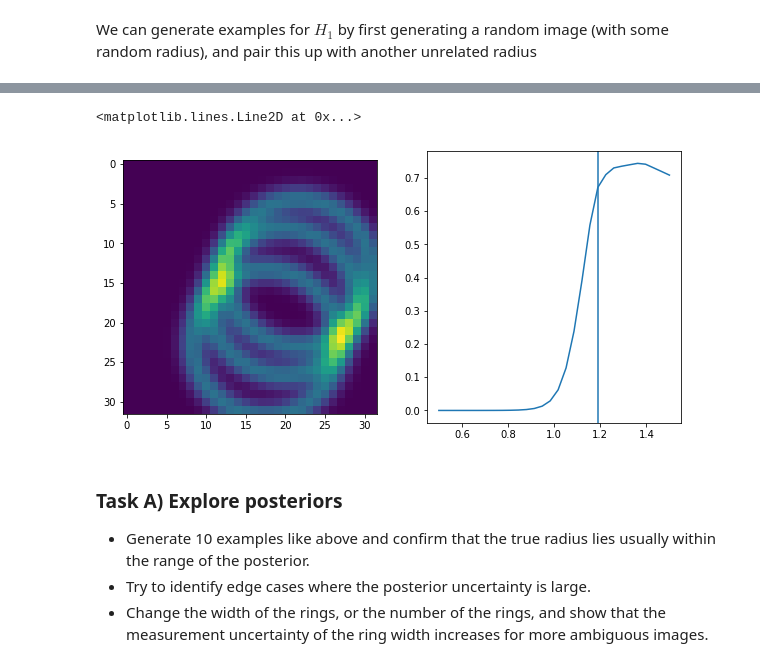
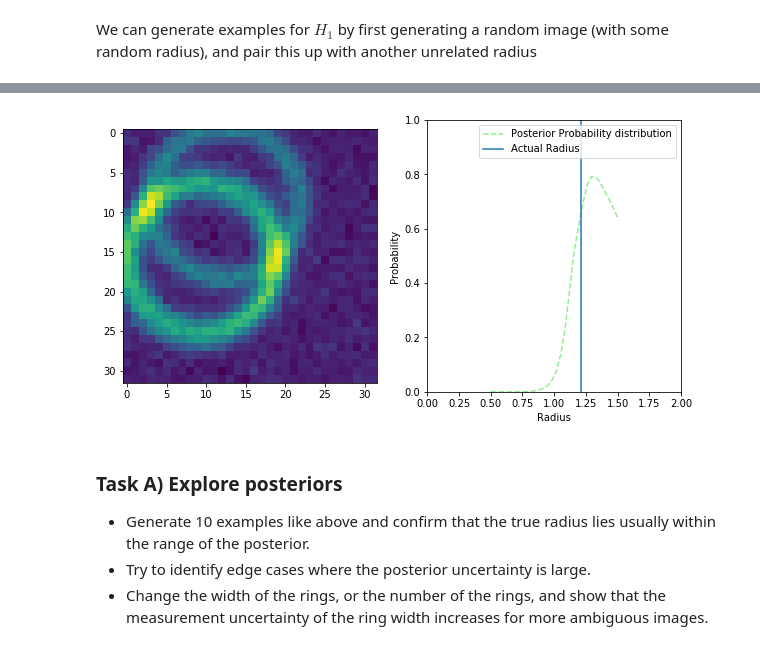
Before and after one commit to LHCfitNikhef/ML4PA, a Jupyter notebook: tutorials/tutorial4/Tutorial4-likelihoodfreeinference.ipynb, the cells around one changed output, grey strips where cells are left out. Cells and saved outputs as stored; diff of their text form; code cells hidden in the pictures.

```diff
--- a/tutorials/tutorial4/Tutorial4-likelihoodfreeinference.ipynb
+++ b/tutorials/tutorial4/Tutorial4-likelihoodfreeinference.ipynb
@@ -435,27 +415,32 @@ plt.plot(loss_history)
 # %%
 r_true  = draw_from_prior()['radius']
-img = model(radius = r_true, n = 3)
+img = image_model(radius = r_true, n = 3)
 
 plt.figure(figsize = (10, 5))
 plt.subplot(121)
 plt.imshow(img)
 
 img = torch.tensor(img).float()
 r_true = torch.tensor(r_true)
 
 rlist = np.linspace(0.5, 1.5, 30)
 dlist = []
 for r in rlist:
     r = torch.tensor(r).float()
     d = netR(img, r).detach().numpy()[0]
     dlist.append(d)
 
 plt.subplot(122)
-plt.plot(rlist, dlist)
-plt.axvline(r_true)
+plt.plot(rlist, dlist, '--',color='lightgreen', label = 'Posterior Probability distribution')
+plt.axvline(r_true, label = 'Actual Radius')
+plt.ylim(0,1)
+plt.xlim(0,2)
+plt.xlabel('Radius')
+plt.ylabel('Probability')
+plt.legend()
+plt.show()
 # %% [output]
-<matplotlib.lines.Line2D at 0x...>
-[figure, old version]
+[figure, new version]
 # %% [markdown]
 ### Task A) Explore posteriors
 
```
Also changed, not shown: parts of 35 cells of this notebook.
